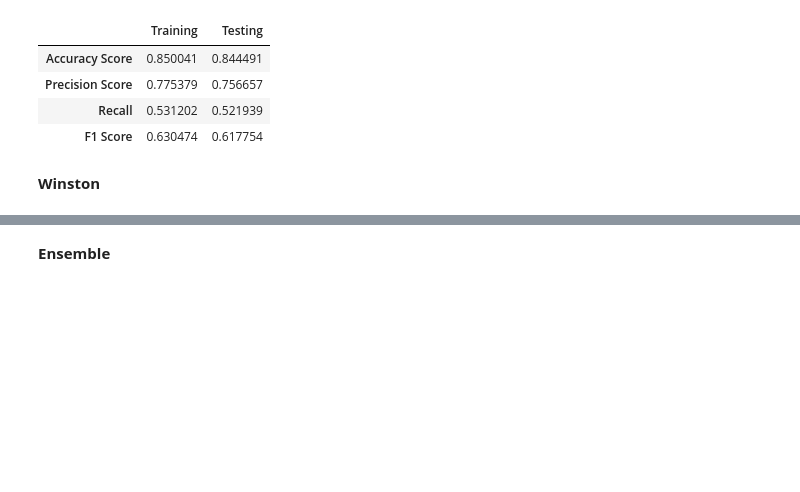
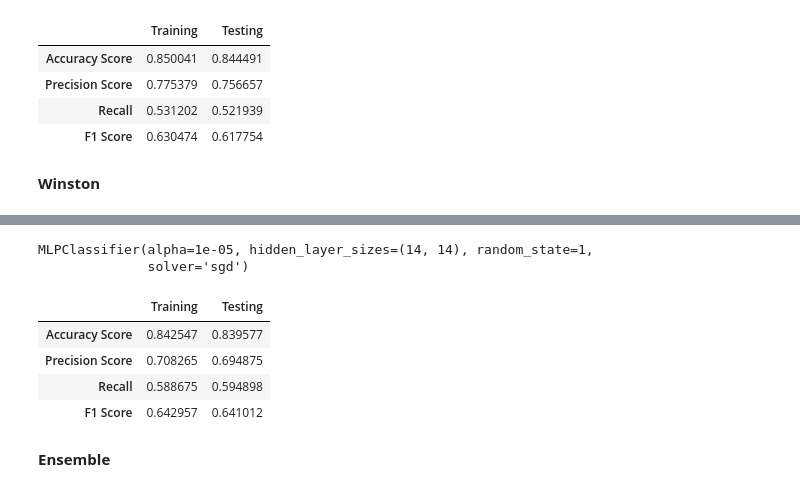
Before and after one commit to UCB-stat-159-s22/hw07-group24, a Jupyter notebook: main.ipynb, the cells around one changed output, grey strips where cells are left out. Drawn from its saved outputs; the diff is of its cells as text; code cells hidden in the pictures; blank space fills up the shorter version.

```diff
--- a/main.ipynb
+++ b/main.ipynb
@@ -304,0 +345,3 @@ naomi_test_probs = naomi_model.predict_proba(X_test)[:, 1]
+# %%
+y = data["income"]
+X = data.drop("income", axis = 1)
@@ -304,0 +350,17 @@ naomi_test_probs = naomi_model.predict_proba(X_test)[:, 1]
+# %%
+winston_model.fit(X_train, y_train)
+# %% [output]
+MLPClassifier(alpha=1e-05, hidden_layer_sizes=(14, 14), random_state=1,
+              solver='sgd')
+# %%
+winston_train_preds = winston_model.predict(X_train)
+winston_test_preds = winston_model.predict(X_test)
+# %%
+winston_performance = model_eval(y_train, y_test, winston_train_preds, winston_test_preds)
+winston_performance
+# %% [output]
+|  | Training | Testing |
+| Accuracy Score | 0.842547 | 0.839577 |
+| Precision Score | 0.708265 | 0.694875 |
+| Recall | 0.588675 | 0.594898 |
+| F1 Score | 0.642957 | 0.641012 |
```
Also changed, not shown: parts of 18 cells of this notebook.
